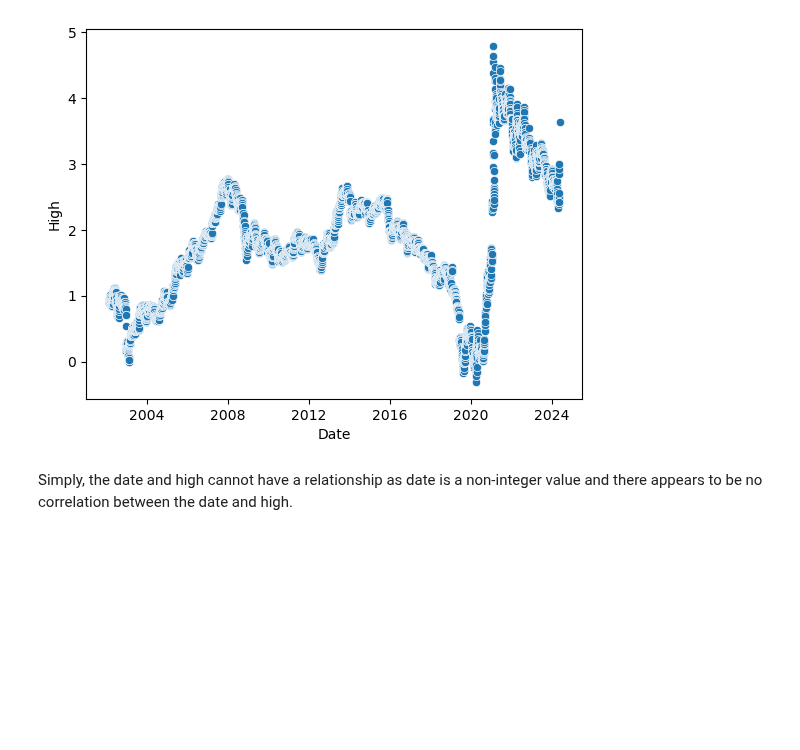
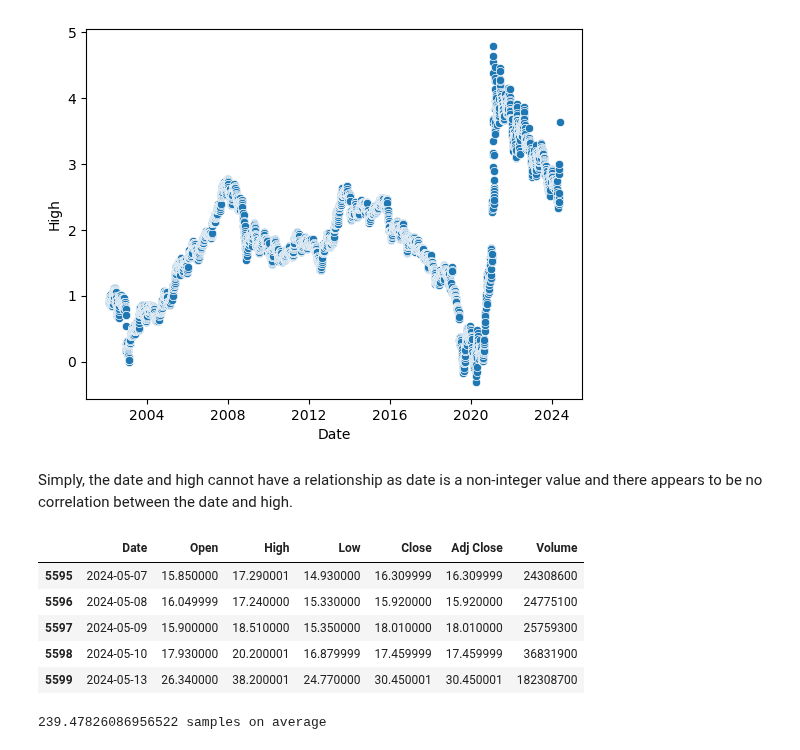
Before and after one commit to ReverseRasterization/AI, a Jupyter notebook: Semester 1/Stocks/Stocks.ipynb, the cells around one changed output. Saved outputs shown, nothing was run; the diff lists cells and outputs as text; code cells hidden in the pictures; blank space fills up the shorter version.

```diff
--- a/Semester 1/Stocks/Stocks.ipynb
+++ b/Semester 1/Stocks/Stocks.ipynb
@@ -61,4 +66,23 @@ sb.scatterplot(data=df, x='Date', y=np.log(df['High']))
 [figure]
 # %% [markdown]
 Simply, the date and high cannot have a relationship as date is a non-integer value and there appears to be no correlation between the date and high.
+# %%
+df.tail()
+# %% [output]
+|  | Date | Open | High | Low | Close | Adj Close | Volume |
+| 5595 | 2024-05-07 | 15.850000 | 17.290001 | 14.930000 | 16.309999 | 16.309999 | 24308600 |
+| 5596 | 2024-05-08 | 16.049999 | 17.240000 | 15.330000 | 15.920000 | 15.920000 | 24775100 |
+| 5597 | 2024-05-09 | 15.900000 | 18.510000 | 15.350000 | 18.010000 | 18.010000 | 25759300 |
+| 5598 | 2024-05-10 | 17.930000 | 20.200001 | 16.879999 | 17.459999 | 17.459999 | 36831900 |
+| 5599 | 2024-05-13 | 26.340000 | 38.200001 | 24.770000 | 30.450001 | 30.450001 | 182308700 |
+# %%
+total = 0
+years = len(df['Date'].dt.year.unique())
+for year in df['Date'].dt.year.unique():
+    if year < 2024:
+        total += len(df[df['Date'].dt.year == year])
+
+print(total/years, "samples on average")
+# %% [output]
+239.47826086956522 samples on average
 # %%
```
Also changed, not shown: parts of 4 cells of this notebook.
